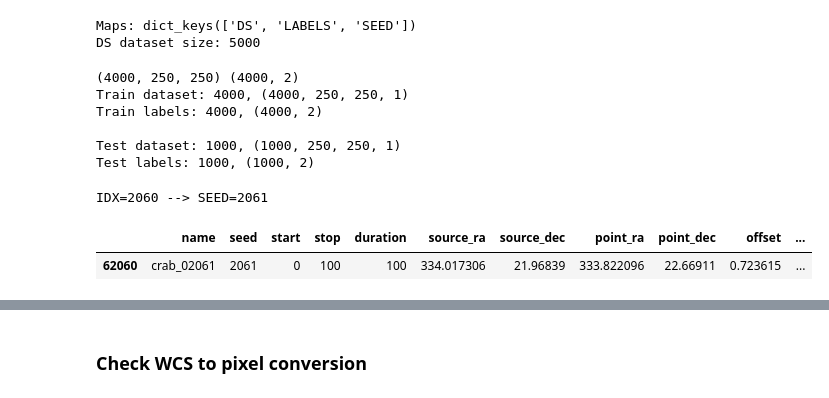
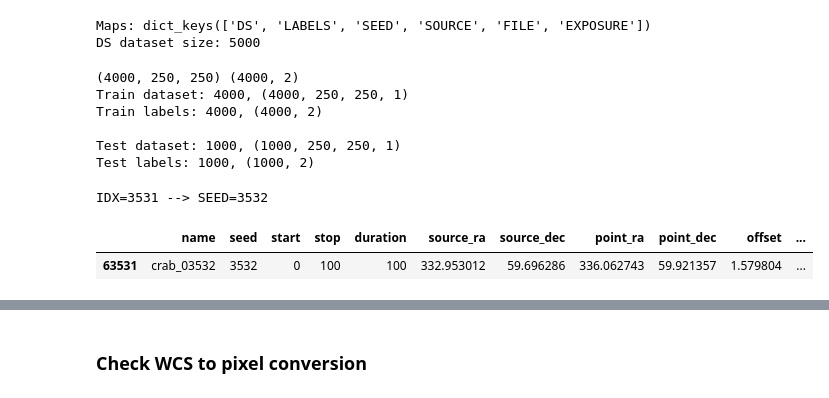
Before and after one commit to ambra-dipiano/astroAI, a Jupyter notebook: astroai/notebooks/check-world-to-pixel-conversion.ipynb, the cells around one changed output, grey strips where cells are left out. Saved outputs shown, nothing was run; the diff lists cells and outputs as text; code cells hidden in the pictures.

```diff
--- a/astroai/notebooks/check-world-to-pixel-conversion.ipynb
+++ b/astroai/notebooks/check-world-to-pixel-conversion.ipynb
@@ -8,12 +8,12 @@ from os.path import join, isfile
 infotable = f'/data01/homes/dipiano/E4/irf_random/crab/sim/merged_simulator_data.dat'
 
 # dataset
-mapsname = '/data01/homes/dipiano/E4/irf_random/crab/regression_5sgm_5000sz.npy'
+mapsname = '/data01/homes/dipiano/E4/irf_random/crab/regression_5sgm_5000sz_nonorm.npy'
 ds = np.load(mapsname, allow_pickle=True, encoding='latin1', fix_imports=True).flat[0]
 print(f"Maps: {ds.keys()}")
 print(f"DS dataset size: {len(ds['DS'])}")
 # %% [output]
-Maps: dict_keys(['DS', 'LABELS', 'SEED'])
+Maps: dict_keys(['DS', 'LABELS', 'SEED', 'SOURCE', 'FILE', 'EXPOSURE'])
 DS dataset size: 5000
 # %%
 from astroai.tools.utils import split_regression_dataset
@@ -60,22 +61,24 @@ def plot_heatmap_wcs(heatmap, transform, title='heatmap', xlabel='x', ylabel='y'
 # %%
 from astroai.tools.utils import plot_heatmap, set_wcs
 from astropy.coordinates import SkyCoord
 
 # get random seed
-idx = np.random.choice(range(len(train_seeds)))
-seed = train_seeds[idx]
+#idx = np.random.choice(range(len(train_seeds)))
+
+idx = 3531
+seed = 3532  ## QUI QUALCOSA NON VA NELLA CONVERSIONE DEL LABEL!!! HO SOLO 250 PIXELS PER LATO!!!!
 print(f"IDX={idx} --> SEED={seed}")
 binning = 250
 with_wcs = True
 
 # get simulation data
 infodata = pd.read_csv(infotable, sep=' ', header=0).sort_values(by=['seed'])
 row = infodata[infodata['seed']==seed]
 row
 # %% [output]
-IDX=2060 --> SEED=2061
+IDX=3531 --> SEED=3532
 |  | name | seed | start | stop | duration | source_ra | source_dec | point_ra | point_dec | offset | ... |
-| 62060 | crab_02061 | 2061 | 0 | 100 | 100 | 334.017306 | 21.96839 | 333.822096 | 22.66911 | 0.723615 | ... |
+| 63531 | crab_03532 | 3532 | 0 | 100 | 100 | 332.953012 | 59.696286 | 336.062743 | 59.921357 | 1.579804 | ... |
 # %%
 # create wcs
 if with_wcs:
```
Also changed, not shown: parts of 6 cells of this notebook, 1 other file.
